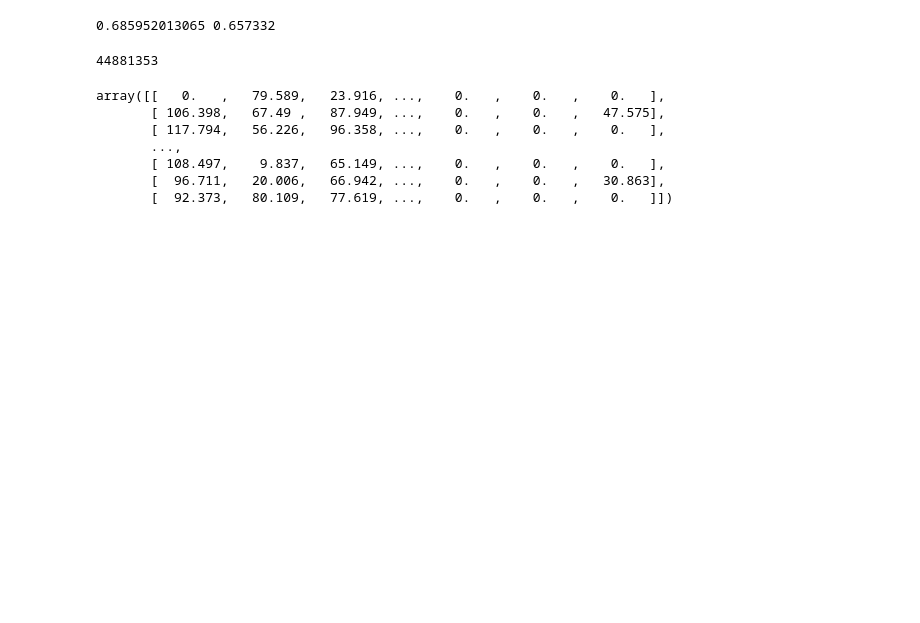
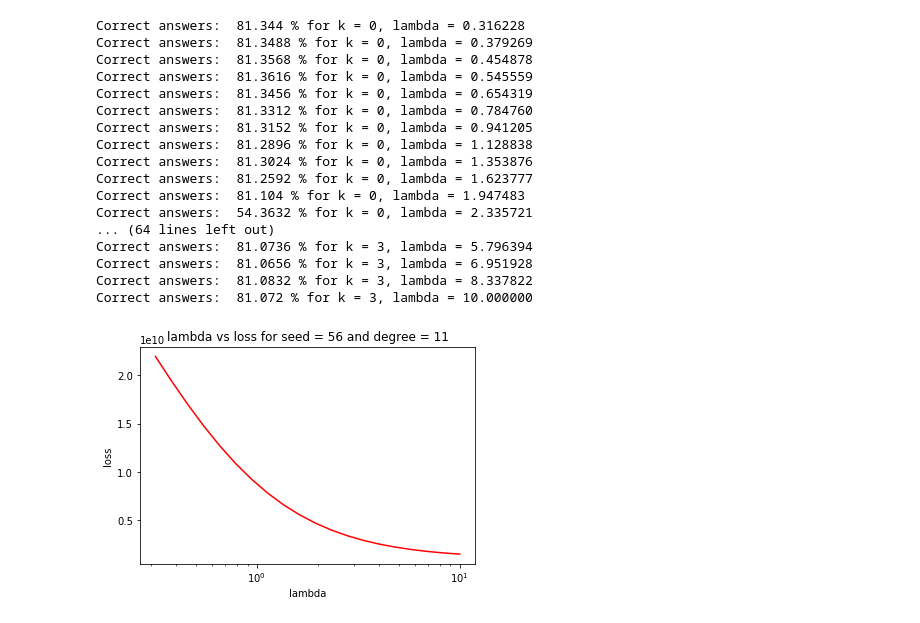
Before and after one commit to ArvinSubramaniam/ml-exercises-project1, a Jupyter notebook: main_ridge.ipynb, the cells around one changed output. Drawn from its saved outputs; the diff is of its cells as text; code cells hidden in the pictures; blank space fills up the shorter version.

```diff
--- a/main_ridge.ipynb
+++ b/main_ridge.ipynb
@@ -57,22 +93,0 @@ plt.savefig("seed75_degree11.png")
-# %%
-ratio = .65
-seed = 4
-N = 10
-loss = []
-lambdas = np.logspace(0.7,1.2,5)
-degree = 11
-
-
-y_train, x_train, y_test, x_test = split_data(y, x, ratio, seed)
-phi_test = build_poly(x_test, degree, False)
-phi_train = build_poly(x_train, degree, False)
-
-for l in lambdas:
-
-    w = ridge_regression(y_train, phi_train, l)
-    rmse_test = cost_function(y_test, phi_test, w)
-
-    loss.append(rmse_test)
-
-    print("Correct answers: ",predict(y_test,phi_test,w), '%')
-plt.semilogx(lambdas, loss)
@@ -168 +123,27 @@ cross_validation_visualization(lambdas, rmse_tr, rmse_te)
+# %%
+k_fold = 4
+degree = 11
+lambdas = np.logspace(-0.5,1,20)
+seed = 56
+
+cross_validation_ridge(y, x, k_fold, degree, lambdas, seed)
+# %% [output]
+Correct answers:  81.344 % for k = 0, lambda = 0.316228
+Correct answers:  81.3488 % for k = 0, lambda = 0.379269
+Correct answers:  81.3568 % for k = 0, lambda = 0.454878
+Correct answers:  81.3616 % for k = 0, lambda = 0.545559
+Correct answers:  81.3456 % for k = 0, lambda = 0.654319
+Correct answers:  81.3312 % for k = 0, lambda = 0.784760
+Correct answers:  81.3152 % for k = 0, lambda = 0.941205
+Correct answers:  81.2896 % for k = 0, lambda = 1.128838
+Correct answers:  81.3024 % for k = 0, lambda = 1.353876
+Correct answers:  81.2592 % for k = 0, lambda = 1.623777
+Correct answers:  81.104 % for k = 0, lambda = 1.947483
+Correct answers:  54.3632 % for k = 0, lambda = 2.335721
+... (64 lines left out)
+Correct answers:  81.0736 % for k = 3, lambda = 5.796394
+Correct answers:  81.0656 % for k = 3, lambda = 6.951928
+Correct answers:  81.0832 % for k = 3, lambda = 8.337822
+Correct answers:  81.072 % for k = 3, lambda = 10.000000
+[figure, added]
 # %%
@@ -173,20 +154,0 @@ create_csv_submission(ids_submission, y_predicted, "predictions_6.csv")
-# %%
-phi_submission.dot(w)
-print(sum(y_predicted==-1)/len(y_predicted), sum(y==-1)/len(y))
-# %% [output]
-0.685952013065 0.657332
-# %%
-yp = phi_test.dot(w)
-yp = np.sign(yp)
-sum(yp == y_test)/len(y_test)
-print(sum(sum(phi_submission == 0)))
-x_submission
-# %% [output]
-44881353
-array([[   0.   ,   79.589,   23.916, ...,    0.   ,    0.   ,    0.   ],
-       [ 106.398,   67.49 ,   87.949, ...,    0.   ,    0.   ,   47.575],
-       [ 117.794,   56.226,   96.358, ...,    0.   ,    0.   ,    0.   ],
-       ...,
-       [ 108.497,    9.837,   65.149, ...,    0.   ,    0.   ,    0.   ],
-       [  96.711,   20.006,   66.942, ...,    0.   ,    0.   ,   30.863],
-       [  92.373,   80.109,   77.619, ...,    0.   ,    0.   ,    0.   ]])
```
Also changed, not shown: parts of 12 cells of this notebook, 13 other files.
